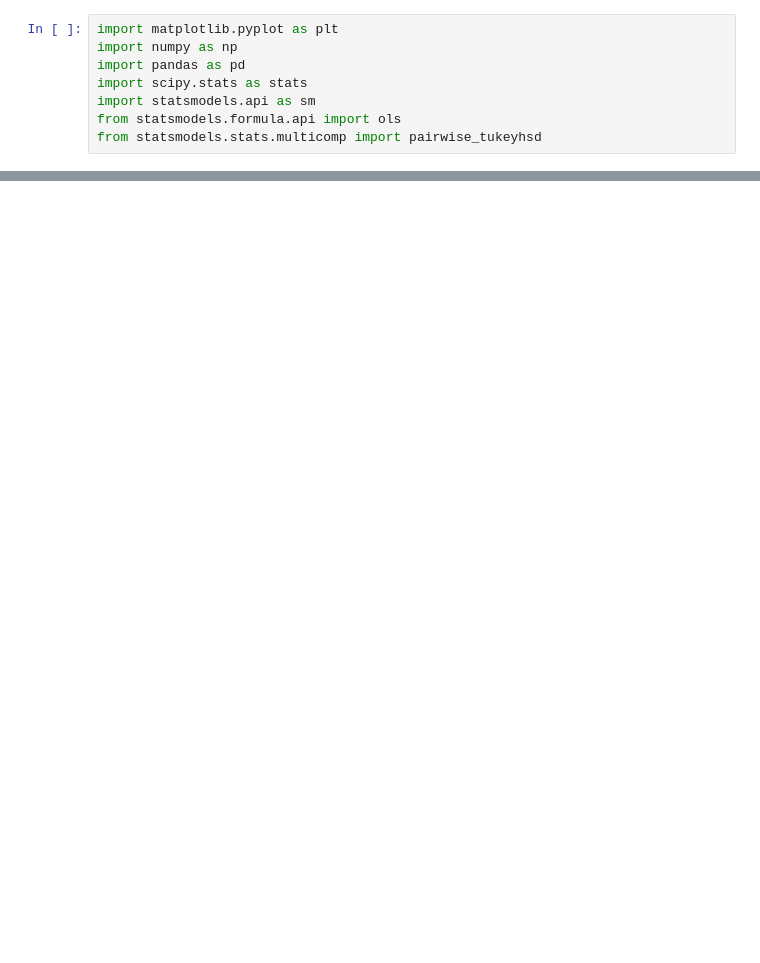
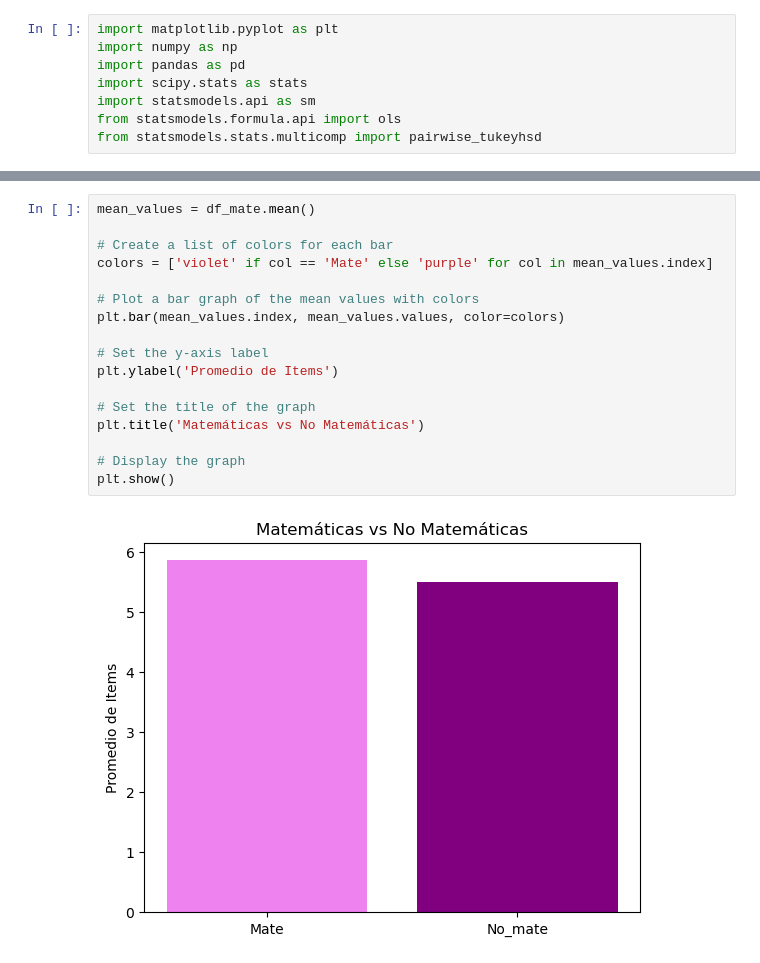
Before and after one commit to algorithmicsanti/Psychology_Research, a Jupyter notebook: Working_Memory.ipynb, the cells around one changed output, grey strips where cells are left out. Cells and saved outputs as stored; diff of their text form; blank space fills up the shorter version.

```diff
--- a/Working_Memory.ipynb
+++ b/Working_Memory.ipynb
@@ -24,3 +44,22 @@ plt.show()
+# %%
+mean_values = df_mate.mean()
+
+# Create a list of colors for each bar
+colors = ['violet' if col == 'Mate' else 'purple' for col in mean_values.index]
+
+# Plot a bar graph of the mean values with colors
+plt.bar(mean_values.index, mean_values.values, color=colors)
+
+# Set the y-axis label
+plt.ylabel('Promedio de Items')
+
+# Set the title of the graph
+plt.title('Matemáticas vs No Matemáticas')
+
+# Display the graph
+plt.show()
+# %% [output]
+[figure, added]
 # %%
 # Supuestos ANOVA Factorial
 # Test normality for each group
```
Also changed, not shown: parts of 8 cells of this notebook.
